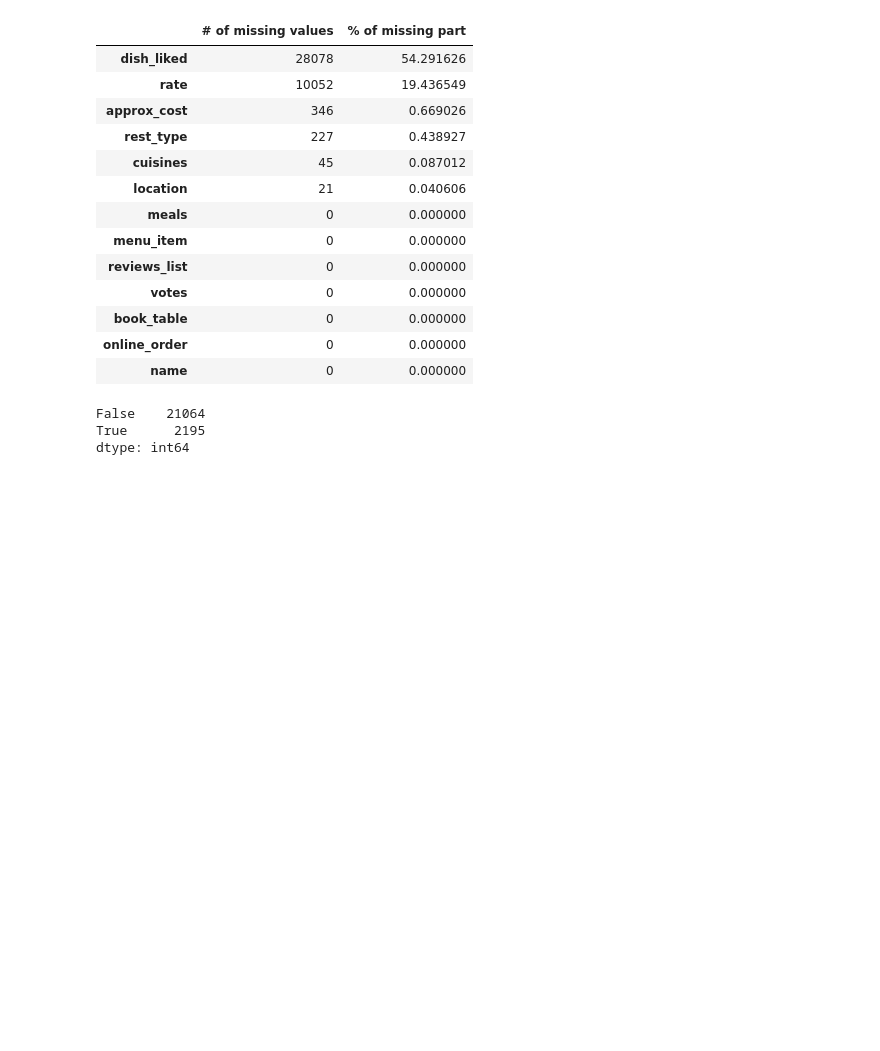
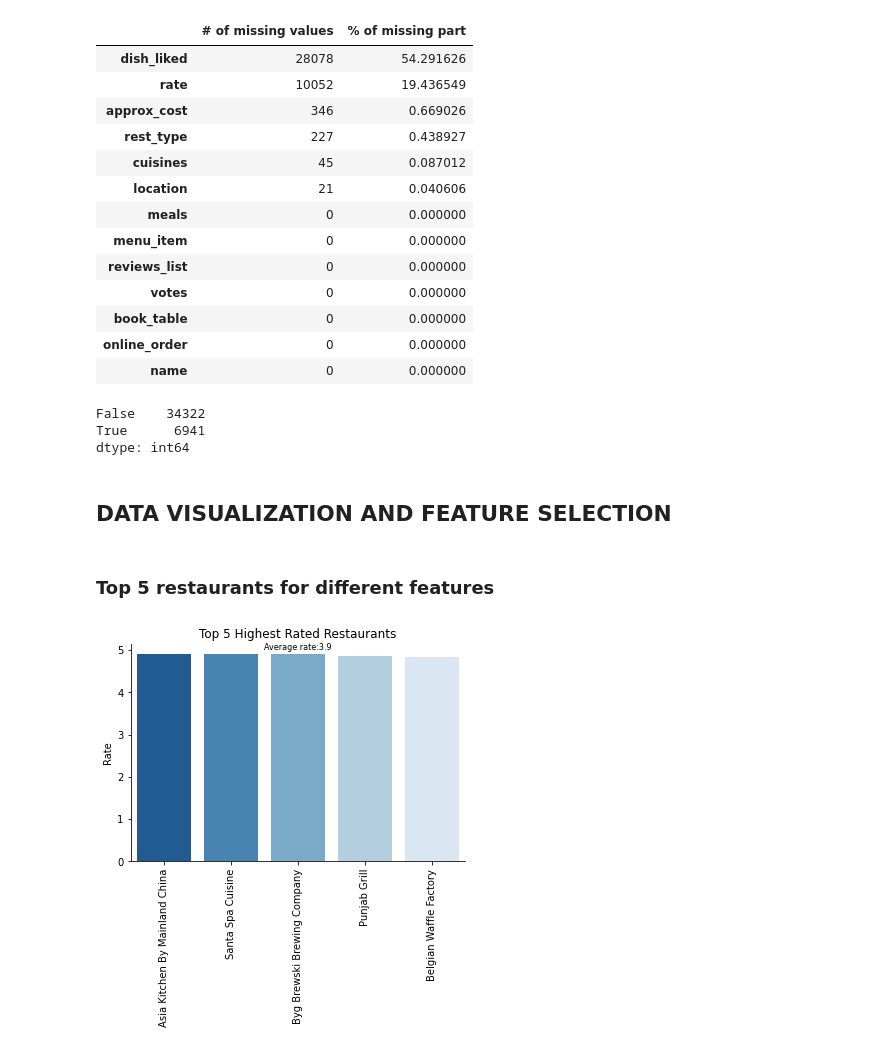
Before and after one commit to fetihkaya/BDA5001_Project, a Jupyter notebook: Project.ipynb, the cells around one changed output. Saved outputs shown, nothing was run; the diff lists cells and outputs as text; code cells hidden in the pictures; blank space fills up the shorter version.

```diff
--- a/Project.ipynb
+++ b/Project.ipynb
@@ -93,7 +91,10 @@ while True:
 # %%
 # Correcting the noisy restaurant name entries
 zomato['name'] = zomato['name'].apply(lambda x: 'Santa Spa Cuisine' if x == 'SantÃ\x83Â\x83Ã\x82Â\x83Ã\x83Â\x82Ã\x82Â\x83Ã\x83Â\x83Ã\x82Â\x82Ã\x83Â\x82Ã\x82Â\x83Ã\x83Â\x83Ã\x82Â\x83Ã\x83Â\x82Ã\x82Â\x82Ã\x83Â\x83Ã\x82Â\x82Ã\x83Â\x82Ã\x82Â© Spa Cuisine' else x)
+
 zomato['name'] = zomato['name'].apply(lambda x: 'Cafe Down The Alley' if x == 'CafÃ\x83Â\x83Ã\x82Â\x83Ã\x83Â\x82Ã\x82Â\x83Ã\x83Â\x83Ã\x82Â\x82Ã\x83Â\x82Ã\x82Â© Down The Alley' else x)
+
+zomato['name'] = zomato['name'].apply(lambda x: 'Cafe Shangri-La Hotel' if x == 'b CafÃƒÂƒÃ‚ÂƒÃƒÂ‚Ã‚ÂƒÃƒÂƒÃ‚Â‚ÃƒÂ‚Ã‚ÂƒÃƒÂƒÃ‚ÂƒÃƒÂ‚Ã‚Â‚ÃƒÂƒÃ‚Â‚ÃƒÂ‚Ã‚Â© - Shangri-La Hotel' else x)
 # %%
 #Missing value search
 number_of_missing_data = (zomato.isnull().sum()).sort_values(ascending=False)
@@ -118,4 +119,6 @@ missing
 | book_table | 0 | 0.000000 |
 | online_order | 0 | 0.000000 |
 | name | 0 | 0.000000 |
+# %%
+zomato = zomato.drop(['dish_liked'], axis=1) #dish_liked attribute has too many missing value so drop it
 # %%
@@ -126,7 +129,7 @@ zomato = zomato.reset_index(drop=True)
 #Search for duplicated rows
 zomato.duplicated().value_counts()
 # %% [output]
-False    21064
-True      2195
+False    34322
+True      6941
 dtype: int64
 # %%
@@ -141,2 +144,20 @@ zomato = zomato.drop_duplicates()
 zomato = zomato[zomato.votes > 49]
 zomato = zomato.reset_index(drop=True)
+# %% [markdown]
+## DATA VISUALIZATION AND FEATURE SELECTION
+# %% [markdown]
+### Top 5 restaurants for different features
+# %%
+rest_names = (zomato.groupby(by='name', as_index=False).agg({'votes': 'sum','approx_cost': 'mean','rate': 'mean'})).sort_values(["votes"], ascending=False)
+
+fig, ax=plt.subplots()
+sns.barplot(x='name' , y='rate' , palette='Blues_r' , data=rest_names.sort_values(by='rate' , ascending=False).head(5)).set_title('Top 5 Highest Rated Restaurants', size=12)
+avg = zomato.rate.mean()
+ax.text(2, 5, 'Average rate:3.9', fontsize=8, ha='center')
+plt.xticks(rotation=90)
+ax.set_xlabel('')
+ax.set_ylabel('Rate')
+ax.spines['top'].set_visible(False)
+ax.spines['right'].set_visible(False)
+# %% [output]
+[figure, added]
```
Also changed, not shown: parts of 36 cells of this notebook.
